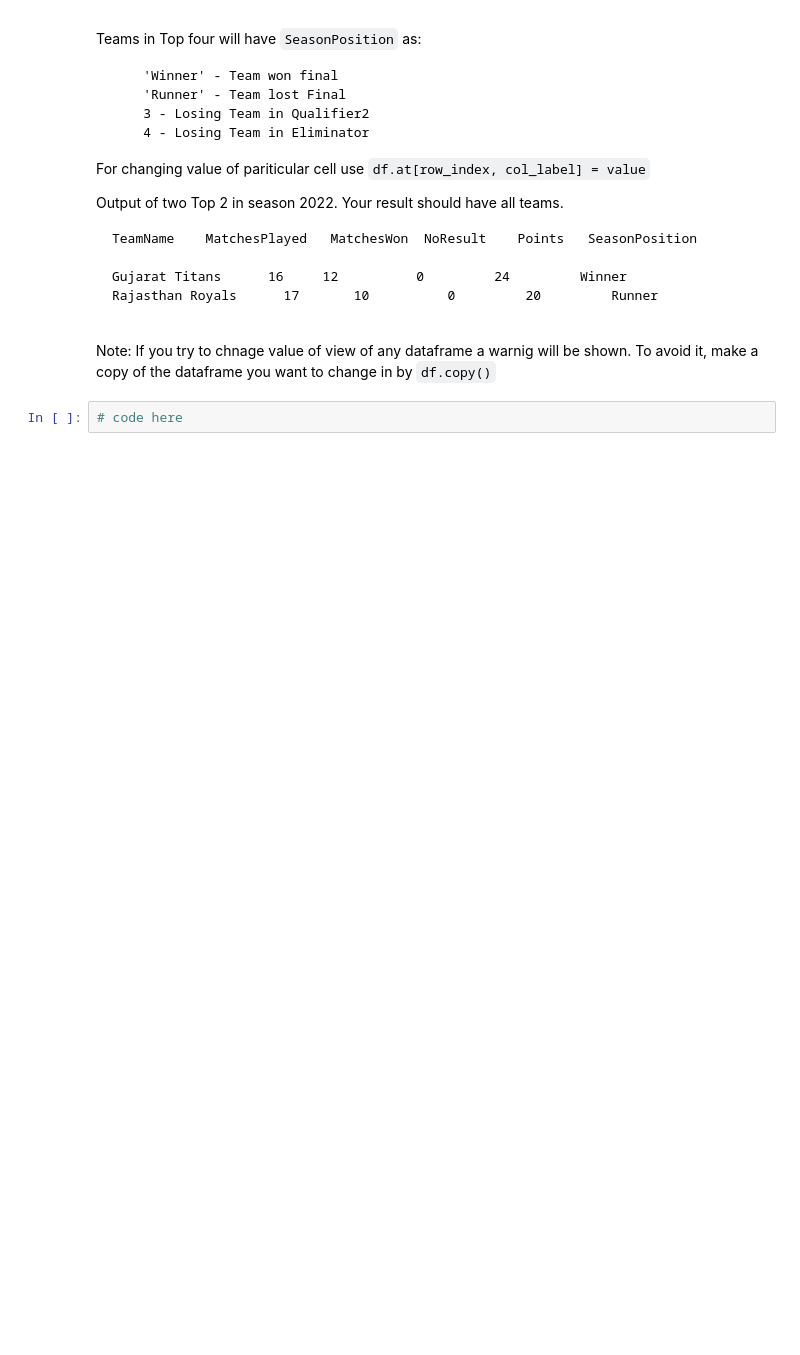
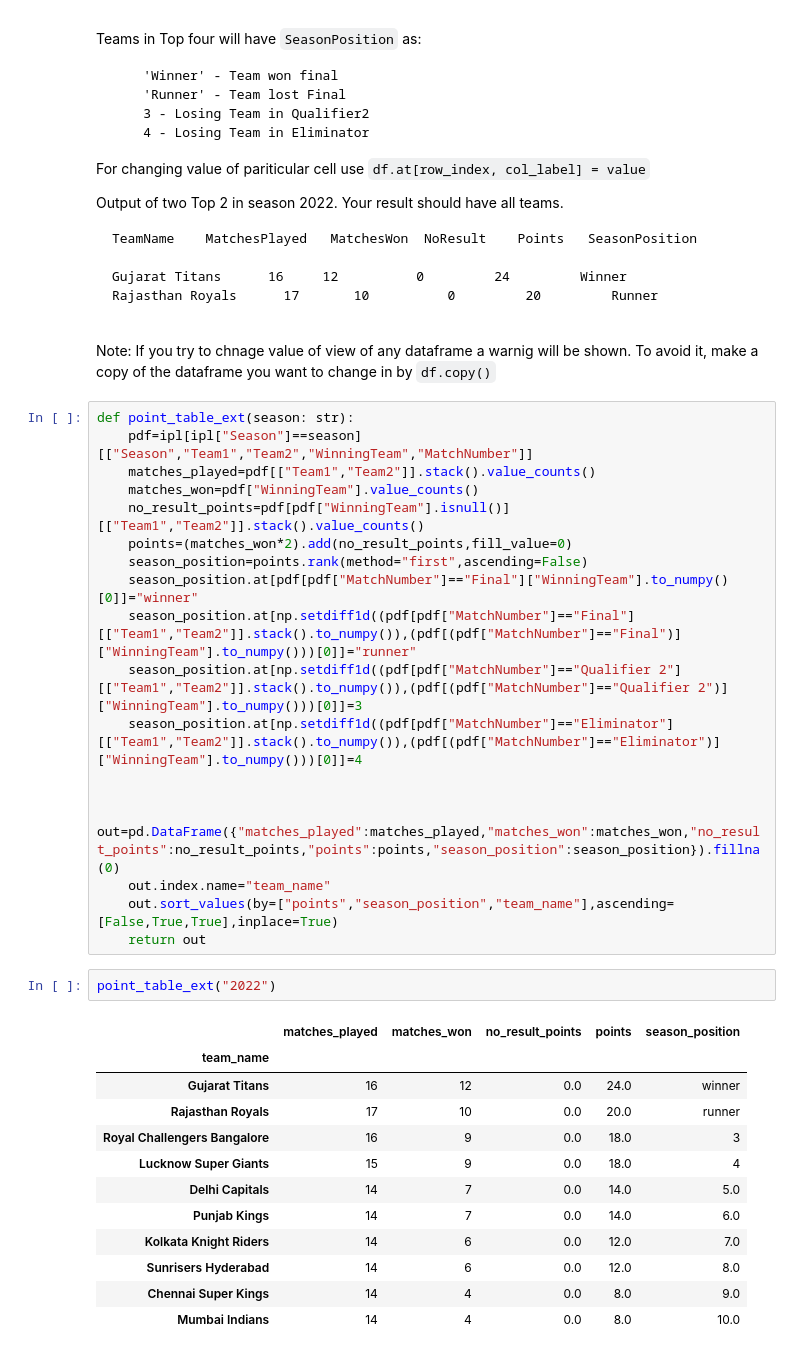
Before and after one commit to ushi-masuka/python-practice, a Jupyter notebook: day1801.ipynb, the cells around one changed output. Cells and saved outputs as stored; diff of their text form; blank space fills up the shorter version.

````diff
--- a/day1801.ipynb
+++ b/day1801.ipynb
@@ -569,5 +568,36 @@ Rajasthan Royals	  17	   10	       0	     20         Runner
 ```
 
 Note: If you try to chnage value of view of any dataframe a warnig will be shown. To avoid it, make a copy of the dataframe you want to change in by `df.copy()`
-# %%
-# code here
+# %%
+def point_table_ext(season: str):
+    pdf=ipl[ipl["Season"]==season][["Season","Team1","Team2","WinningTeam","MatchNumber"]]
+    matches_played=pdf[["Team1","Team2"]].stack().value_counts()
+    matches_won=pdf["WinningTeam"].value_counts()
+    no_result_points=pdf[pdf["WinningTeam"].isnull()][["Team1","Team2"]].stack().value_counts()
+    points=(matches_won*2).add(no_result_points,fill_value=0)
+    season_position=points.rank(method="first",ascending=False)
+    season_position.at[pdf[pdf["MatchNumber"]=="Final"]["WinningTeam"].to_numpy()[0]]="winner"
+    season_position.at[np.setdiff1d((pdf[pdf["MatchNumber"]=="Final"][["Team1","Team2"]].stack().to_numpy()),(pdf[(pdf["MatchNumber"]=="Final")]["WinningTeam"].to_numpy()))[0]]="runner"
+    season_position.at[np.setdiff1d((pdf[pdf["MatchNumber"]=="Qualifier 2"][["Team1","Team2"]].stack().to_numpy()),(pdf[(pdf["MatchNumber"]=="Qualifier 2")]["WinningTeam"].to_numpy()))[0]]=3
+    season_position.at[np.setdiff1d((pdf[pdf["MatchNumber"]=="Eliminator"][["Team1","Team2"]].stack().to_numpy()),(pdf[(pdf["MatchNumber"]=="Eliminator")]["WinningTeam"].to_numpy()))[0]]=4
+
+
+    out=pd.DataFrame({"matches_played":matches_played,"matches_won":matches_won,"no_result_points":no_result_points,"points":points,"season_position":season_position}).fillna(0)
+    out.index.name="team_name"
+    out.sort_values(by=["points","season_position","team_name"],ascending=[False,True,True],inplace=True)
+    return out
+# %%
+point_table_ext("2022")
+# %% [output]
+|  | matches_played | matches_won | no_result_points | points | season_position |
+| team_name |  |  |  |  |  |
+| Gujarat Titans | 16 | 12 | 0.0 | 24.0 | winner |
+| Rajasthan Royals | 17 | 10 | 0.0 | 20.0 | runner |
+| Royal Challengers Bangalore | 16 | 9 | 0.0 | 18.0 | 3 |
+| Lucknow Super Giants | 15 | 9 | 0.0 | 18.0 | 4 |
+| Delhi Capitals | 14 | 7 | 0.0 | 14.0 | 5.0 |
+| Punjab Kings | 14 | 7 | 0.0 | 14.0 | 6.0 |
+| Kolkata Knight Riders | 14 | 6 | 0.0 | 12.0 | 7.0 |
+| Sunrisers Hyderabad | 14 | 6 | 0.0 | 12.0 | 8.0 |
+| Chennai Super Kings | 14 | 4 | 0.0 | 8.0 | 9.0 |
+| Mumbai Indians | 14 | 4 | 0.0 | 8.0 | 10.0 |
````
Also changed, not shown: parts of 7 cells of this notebook.
